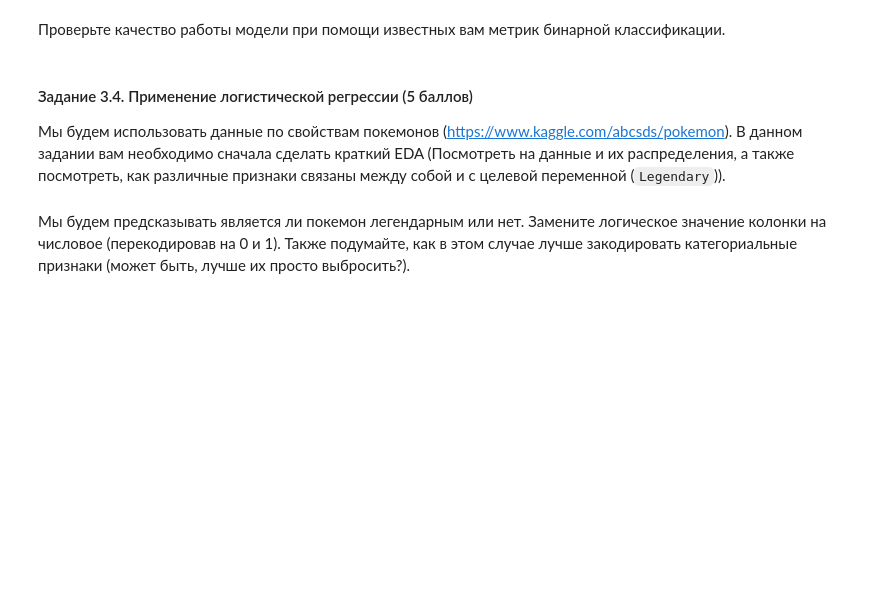
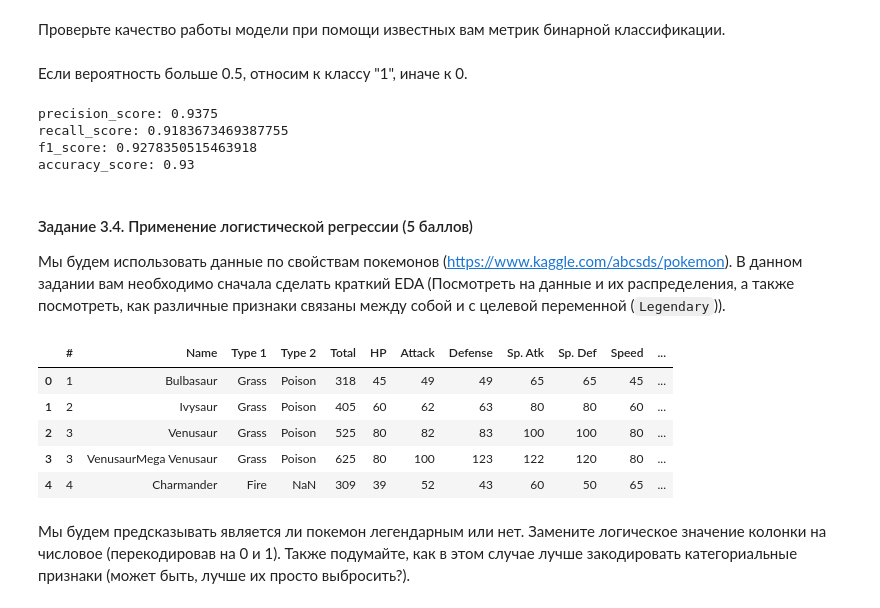
Before and after one commit to Freddsle/BI_ML_2021, a Jupyter notebook: l2_linmodels_GD/code/Linear_models.ipynb, the cells around one changed output. Drawn from its saved outputs; the diff is of its cells as text; code cells hidden in the pictures; blank space fills up the shorter version.

```diff
--- a/l2_linmodels_GD/code/Linear_models.ipynb
+++ b/l2_linmodels_GD/code/Linear_models.ipynb
@@ -1010,10 +1010,31 @@ plt.scatter(X, y_pred);
+# %% [markdown]
+Если вероятность больше 0.5, относим к классу "1", иначе к 0.
+# %%
+from sklearn.metrics import precision_score, recall_score, f1_score, accuracy_score
+
+print(f'precision_score: {precision_score(y, y_pred)}')
+print(f'recall_score: {recall_score(y, y_pred)}')
+print(f'f1_score: {f1_score(y, y_pred)}')
+print(f'accuracy_score: {accuracy_score(y, y_pred)}')
+# %% [output]
+precision_score: 0.9375
+recall_score: 0.9183673469387755
+f1_score: 0.9278350515463918
+accuracy_score: 0.93
 # %% [markdown]
 #### Задание 3.4. Применение логистической регрессии (5 баллов)
 
 Мы будем использовать данные по свойствам покемонов (https://www.kaggle.com/abcsds/pokemon). В данном задании вам необходимо сначала сделать краткий EDA (Посмотреть на данные и их распределения, а также посмотреть, как различные признаки связаны между собой и с целевой переменной (`Legendary`)).
 # %%
-pokemon = pd.read_csv("Pokemon.csv")
+pokemon = pd.read_csv("../data_folder/Pokemon.csv")
 pokemon.head()
+# %% [output]
+|  | # | Name | Type 1 | Type 2 | Total | HP | Attack | Defense | Sp. Atk | Sp. Def | Speed | ... |
+| 0 | 1 | Bulbasaur | Grass | Poison | 318 | 45 | 49 | 49 | 65 | 65 | 45 | ... |
+| 1 | 2 | Ivysaur | Grass | Poison | 405 | 60 | 62 | 63 | 80 | 80 | 60 | ... |
+| 2 | 3 | Venusaur | Grass | Poison | 525 | 80 | 82 | 83 | 100 | 100 | 80 | ... |
+| 3 | 3 | VenusaurMega Venusaur | Grass | Poison | 625 | 80 | 100 | 123 | 122 | 120 | 80 | ... |
+| 4 | 4 | Charmander | Fire | NaN | 309 | 39 | 52 | 43 | 60 | 50 | 65 | ... |
 # %% [markdown]
 Мы будем предсказывать является ли покемон легендарным или нет. Замените логическое значение колонки на числовое (перекодировав на 0 и 1). Также подумайте, как в этом случае лучше закодировать категориальные признаки (может быть, лучше их просто выбросить?).
 # %% [markdown]
```
Also changed, not shown: parts of 84 cells of this notebook.
